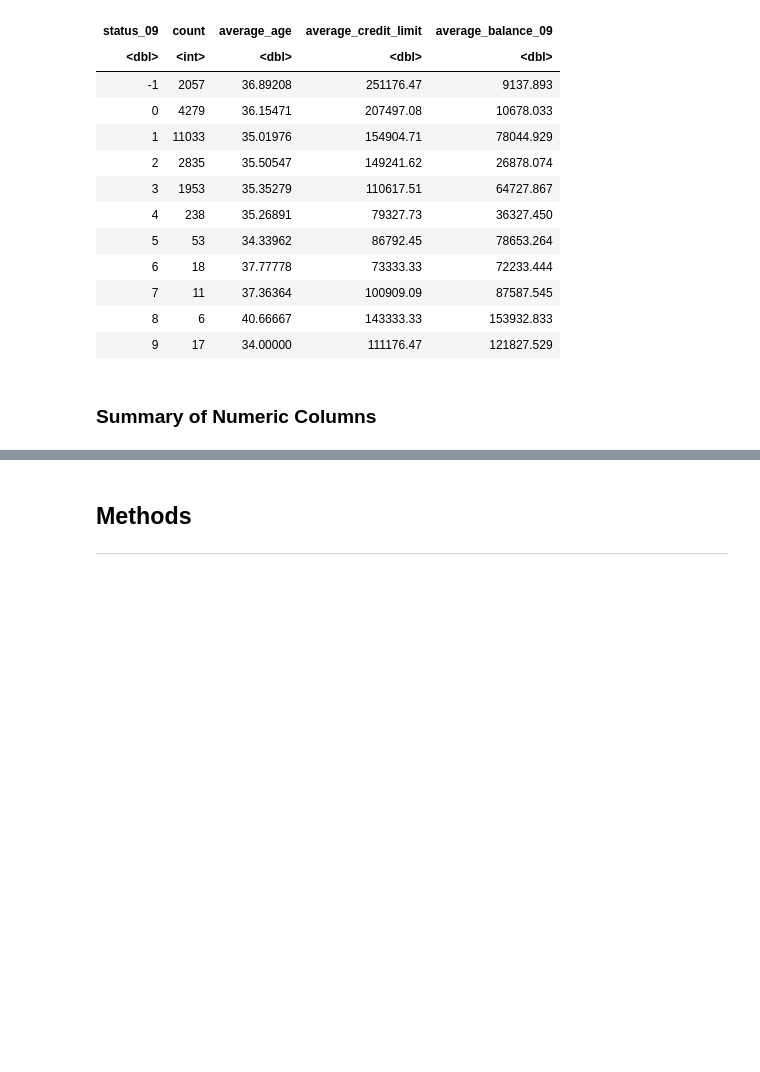
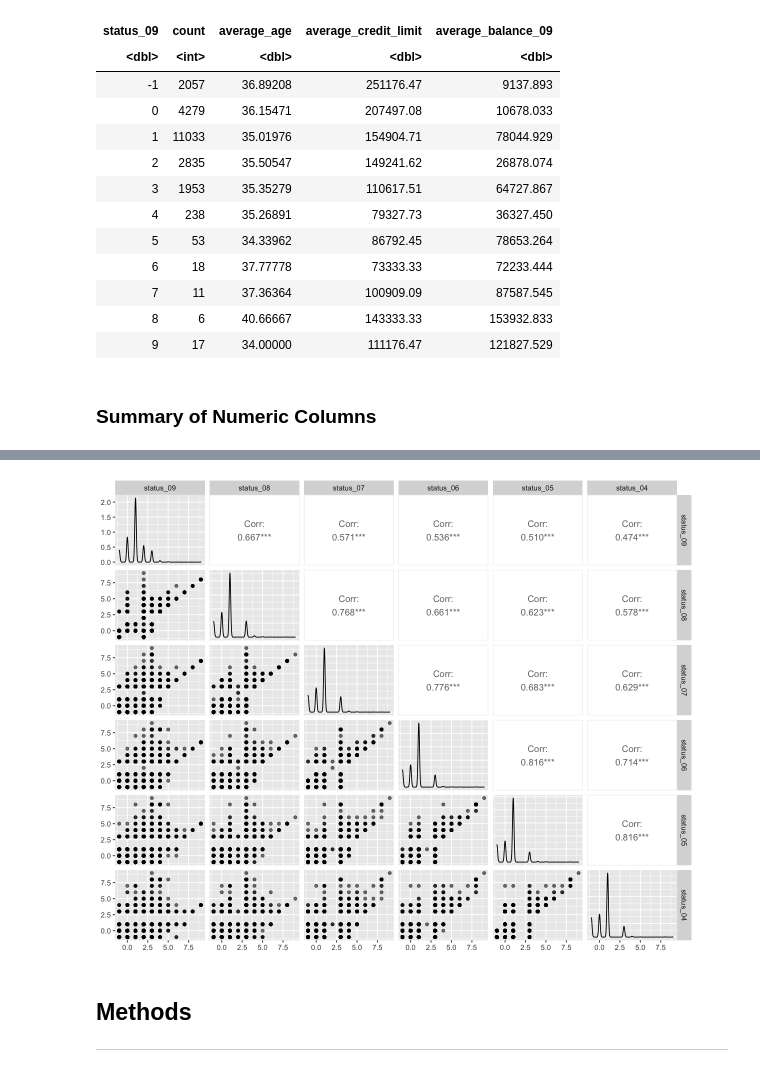
Before and after one commit to ericpien/Credit-Card-Default-Prediction, a Jupyter notebook: project_proposal.ipynb, the cells around one changed output, grey strips where cells are left out. Saved outputs shown, nothing was run; the diff lists cells and outputs as text; code cells hidden in the pictures; blank space fills up the shorter version.

```diff
--- a/project_proposal.ipynb
+++ b/project_proposal.ipynb
@@ -235,0 +275,6 @@ A tibble: 8 × 16
+# %%
+credit_card_train |>
+    select(status_09,status_08,status_07,status_06,status_05,status_04) |>
+    ggpairs(ggplot2::aes(alpha = 0.3))
+# %% [output]
+[figure, added]
```
Also changed, not shown: parts of 7 cells of this notebook.
